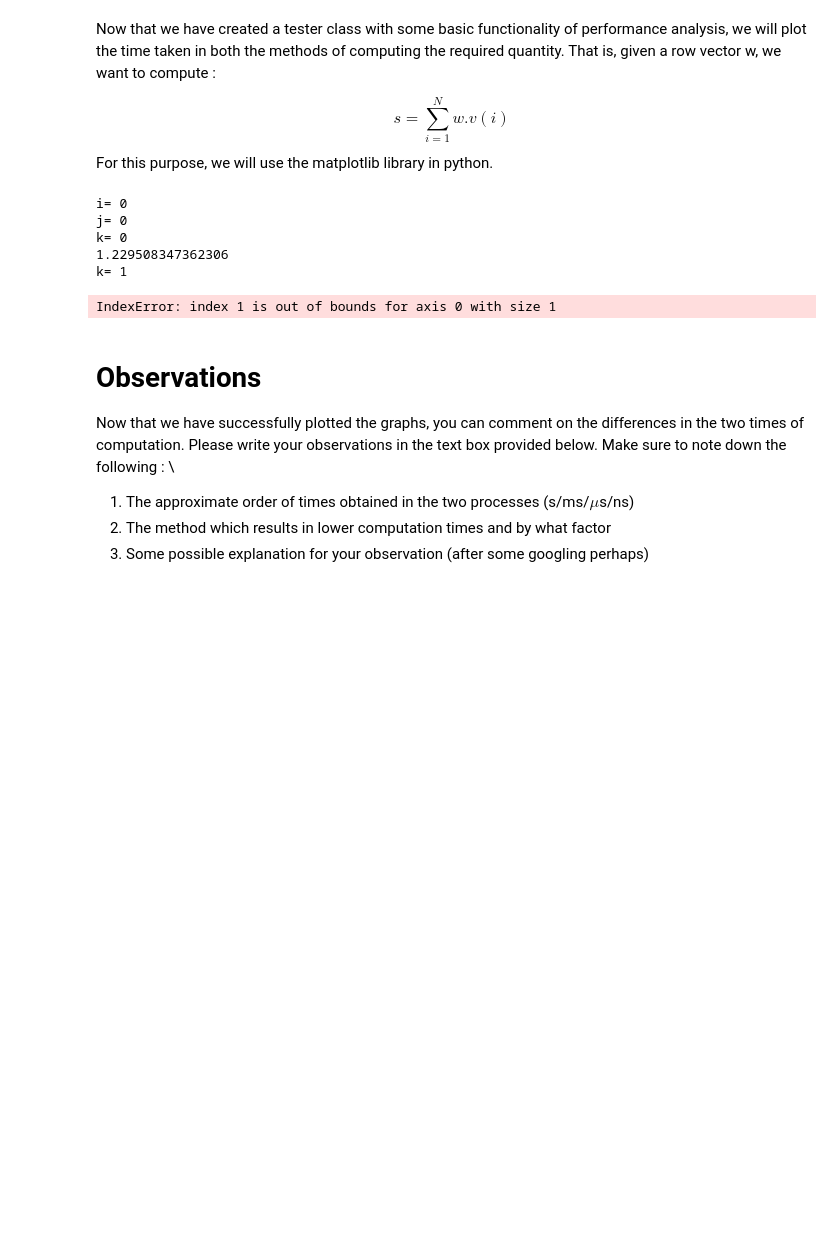
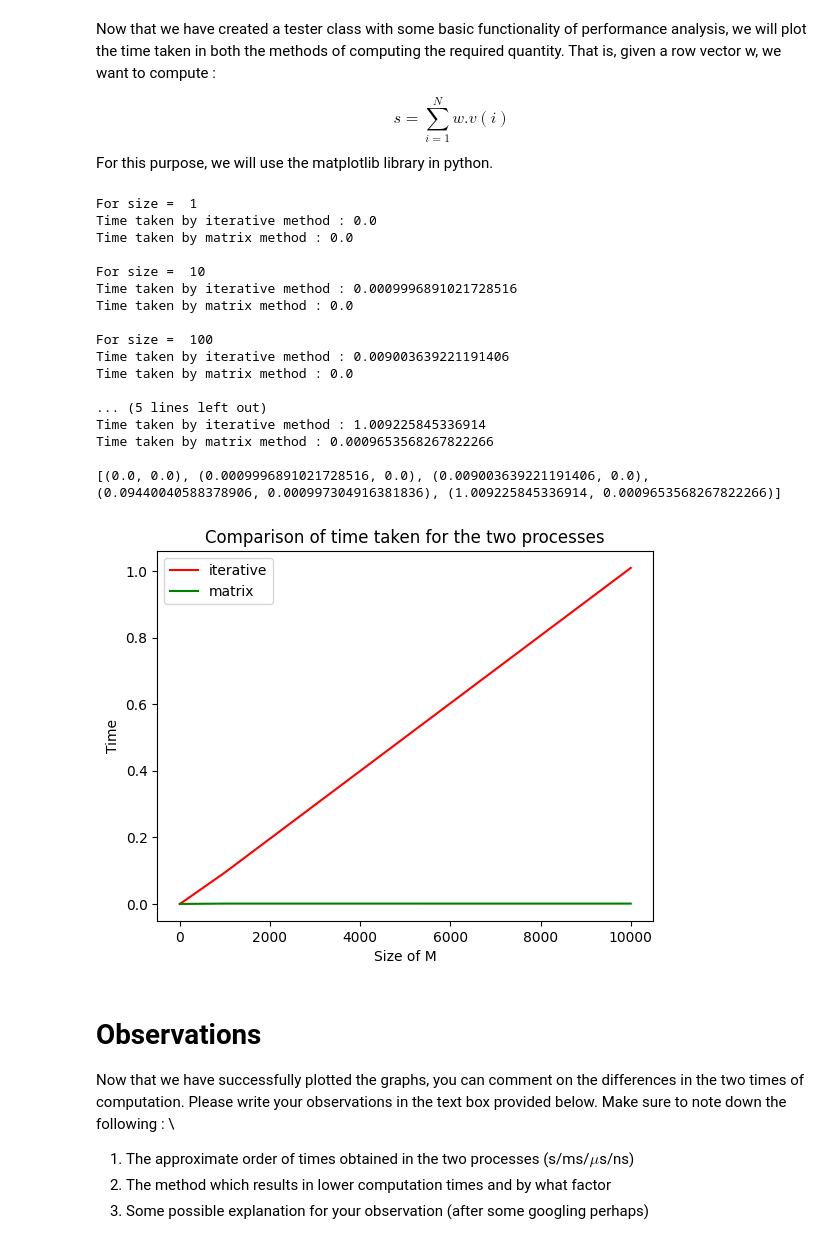
Before and after one commit to WiDS-Diving-Into-ML/week0-Swastik166, a Jupyter notebook: Week0.ipynb, the cells around one changed output. Drawn from its saved outputs; the diff is of its cells as text; code cells hidden in the pictures; blank space fills up the shorter version.

```diff
--- a/Week0.ipynb
+++ b/Week0.ipynb
@@ -107,44 +107,66 @@ For this purpose, we will use the matplotlib library in python.
 # %%
 w = np.random.randn(1, 100)
 results = []
+x_size = [] #for plotting
 max_pow = 5
 
 for i in range(max_pow) :
-
-  '''
-  1. Computing the times using Tester object defined above
-  2. Append the times to the results array
-  '''
 
   size = np.round(10**i)
   M = np.random.randn(100, size)
   tester = Tester(M)
 
-  ### INSERT CODE BELOW ###
-  tym = tester.comparison(M)
+  tym = tester.comparison(w)
   results.append(tym)
+  x_size.append(size)
 
 
-  ### INSERT CODE ABOVE ###
 print(results)
+
 '''
 Now, plot the (line) graph with the axes as :
 1. X-axis : The 2nd dimension of the matrix M
 2. Y-axis : The times taken for the two processes
 
 Additionally, you must use a legend in order to distinguish the graphs of the two processes.
 '''
+data = pd.DataFrame(results, columns= ['iterative', 'matrix'])
+y1 = data['iterative']
+y2 = data['matrix']
+
+plt.plot(x_size, y1, color='r', label='iterative')
+plt.plot(x_size, y2, color='g', label='matrix')
+plt.xlabel('Size of M')
+plt.ylabel('Time')
+plt.title('Comparison of time taken for the two processes')
+plt.legend()
+plt.show()
+
+
+
 
 ### INSERT CODE BELOW ###
 
 ### INSERT CODE ABOVE ###
 # %% [output]
-i= 0
-j= 0
-k= 0
-1.229508347362306
-k= 1
+For size =  1
+Time taken by iterative method : 0.0
+Time taken by matrix method : 0.0
+
+For size =  10
+Time taken by iterative method : 0.0009996891021728516
+Time taken by matrix method : 0.0
+
+For size =  100
+Time taken by iterative method : 0.009003639221191406
+Time taken by matrix method : 0.0
+
+... (5 lines left out)
+Time taken by iterative method : 1.009225845336914
+Time taken by matrix method : 0.0009653568267822266
+
+[(0.0, 0.0), (0.0009996891021728516, 0.0), (0.009003639221191406, 0.0), (0.09440040588378906, 0.000997304916381836), (1.009225845336914, 0.0009653568267822266)]
-IndexError: index 1 is out of bounds for axis 0 with size 1
+[figure, added]
 # %% [markdown]
 # **Observations**
 
```
Also changed, not shown: parts of 4 cells of this notebook.
